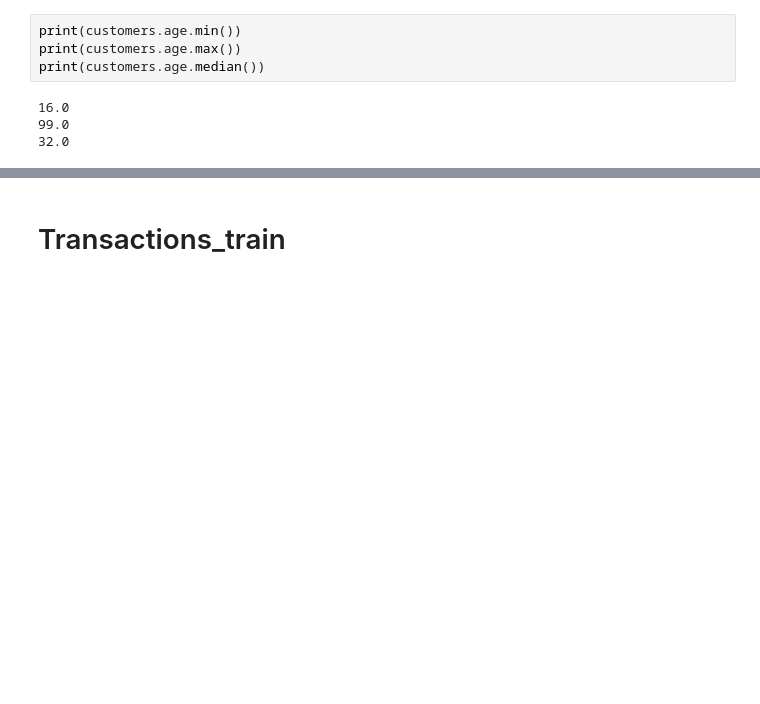
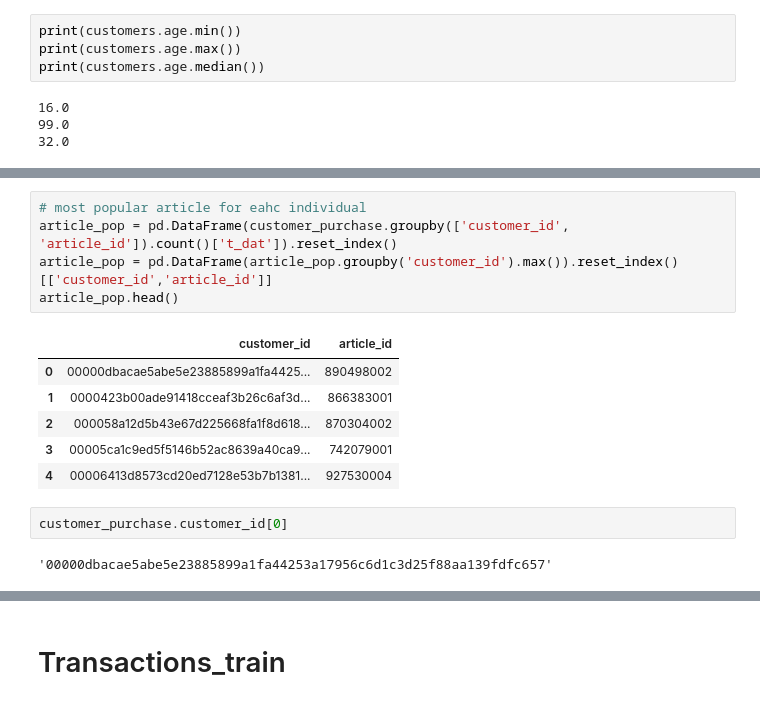
Before and after one commit to mattflaherty97/hm-sna-project, a Jupyter notebook: exploration.ipynb, the cells around one changed output, grey strips where cells are left out. Cells and saved outputs as stored; diff of their text form; blank space fills up the shorter version.

```diff
--- a/exploration.ipynb
+++ b/exploration.ipynb
@@ -78,0 +95,16 @@ print(customers.age.median())
+# %%
+# most popular article for eahc individual
+article_pop = pd.DataFrame(customer_purchase.groupby(['customer_id', 'article_id']).count()['t_dat']).reset_index()
+article_pop = pd.DataFrame(article_pop.groupby('customer_id').max()).reset_index()[['customer_id','article_id']]
+article_pop.head()
+# %% [output]
+|  | customer_id | article_id |
+| 0 | 00000dbacae5abe5e23885899a1fa4425... | 890498002 |
+| 1 | 0000423b00ade91418cceaf3b26c6af3d... | 866383001 |
+| 2 | 000058a12d5b43e67d225668fa1f8d618... | 870304002 |
+| 3 | 00005ca1c9ed5f5146b52ac8639a40ca9... | 742079001 |
+| 4 | 00006413d8573cd20ed7128e53b7b1381... | 927530004 |
+# %%
+customer_purchase.customer_id[0]
+# %% [output]
+'00000dbacae5abe5e23885899a1fa44253a17956c6d1c3d25f88aa139fdfc657'
```
Also changed, not shown: parts of 16 cells of this notebook.
